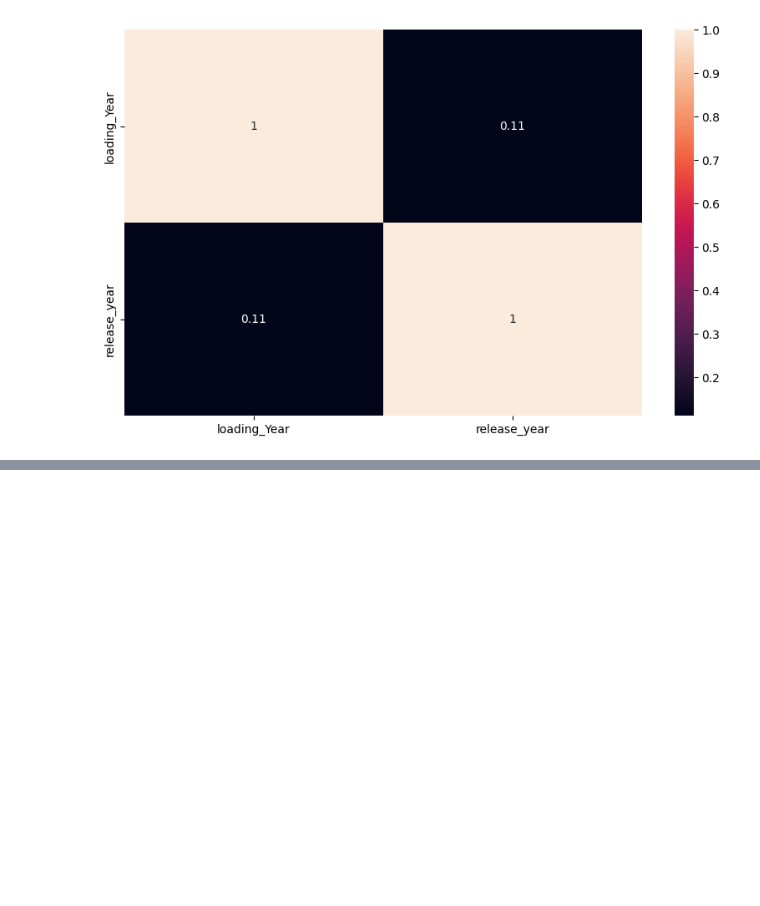
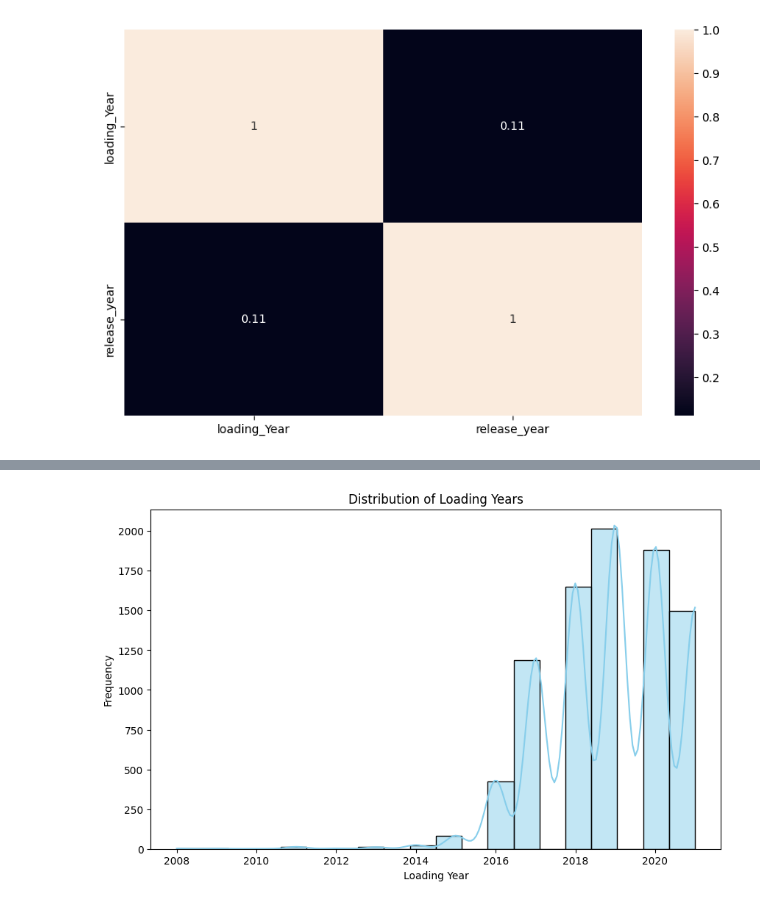
Before and after one commit to Rezashatery/Netflix-Movies-and-TV-Shows-, a Jupyter notebook: netflix-analysis.ipynb, the cells around one changed output, grey strips where cells are left out. Saved outputs shown, nothing was run; the diff lists cells and outputs as text; code cells hidden in the pictures; blank space fills up the shorter version.

```diff
--- a/netflix-analysis.ipynb
+++ b/netflix-analysis.ipynb
@@ -303,0 +322,9 @@ plt.show()
+# %%
+plt.figure(figsize=(10, 6))
+sns.histplot(data=df, x='loading_Year', bins=20, kde=True, color='skyblue')
+plt.title('Distribution of Loading Years')
+plt.xlabel('Loading Year')
+plt.ylabel('Frequency')
+plt.show()
+# %% [output]
+[figure, added]
```
Also changed, not shown: parts of 6 cells of this notebook.
